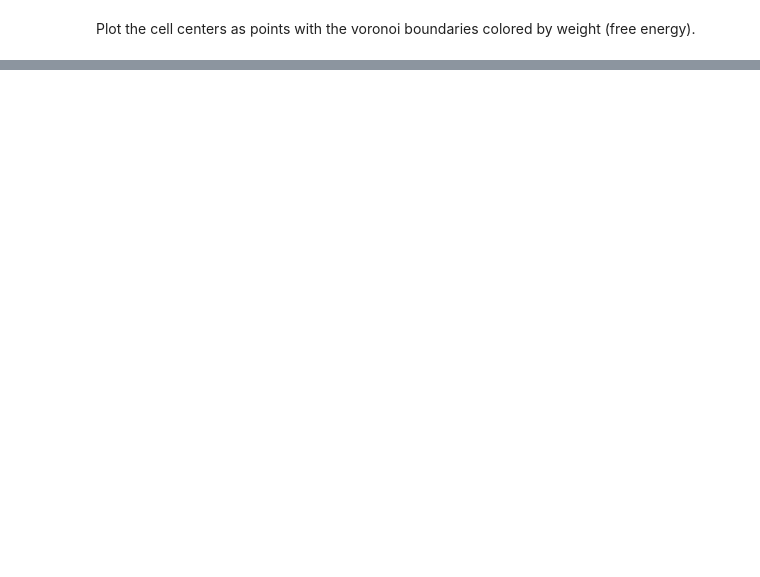
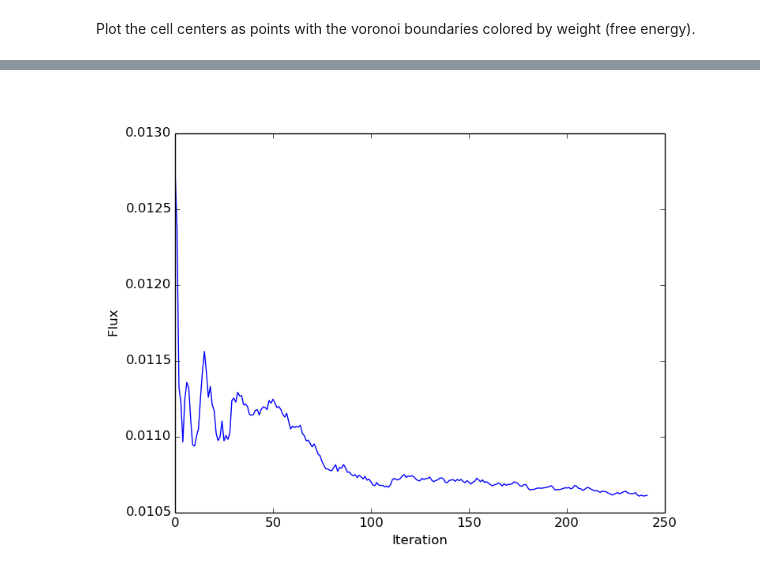
Before and after one commit to cooperative-computing-lab/awe, a Jupyter notebook: tutorial/Rama Voronoi.ipynb, the cells around one changed output, grey strips where cells are left out. Drawn from its saved outputs; the diff is of its cells as text; code cells hidden in the pictures; blank space fills up the shorter version.

```diff
--- a/tutorial/Rama Voronoi.ipynb
+++ b/tutorial/Rama Voronoi.ipynb
@@ -150,0 +173,5 @@ plt.savefig('ala-rama.pdf', bbox_inches='tight')
+# %%
+!awe-flux -l 10
+Image('forward-flux.png')
+# %% [output]
+[figure, added]
```
Also changed, not shown: parts of 12 cells of this notebook, 1 other file.
